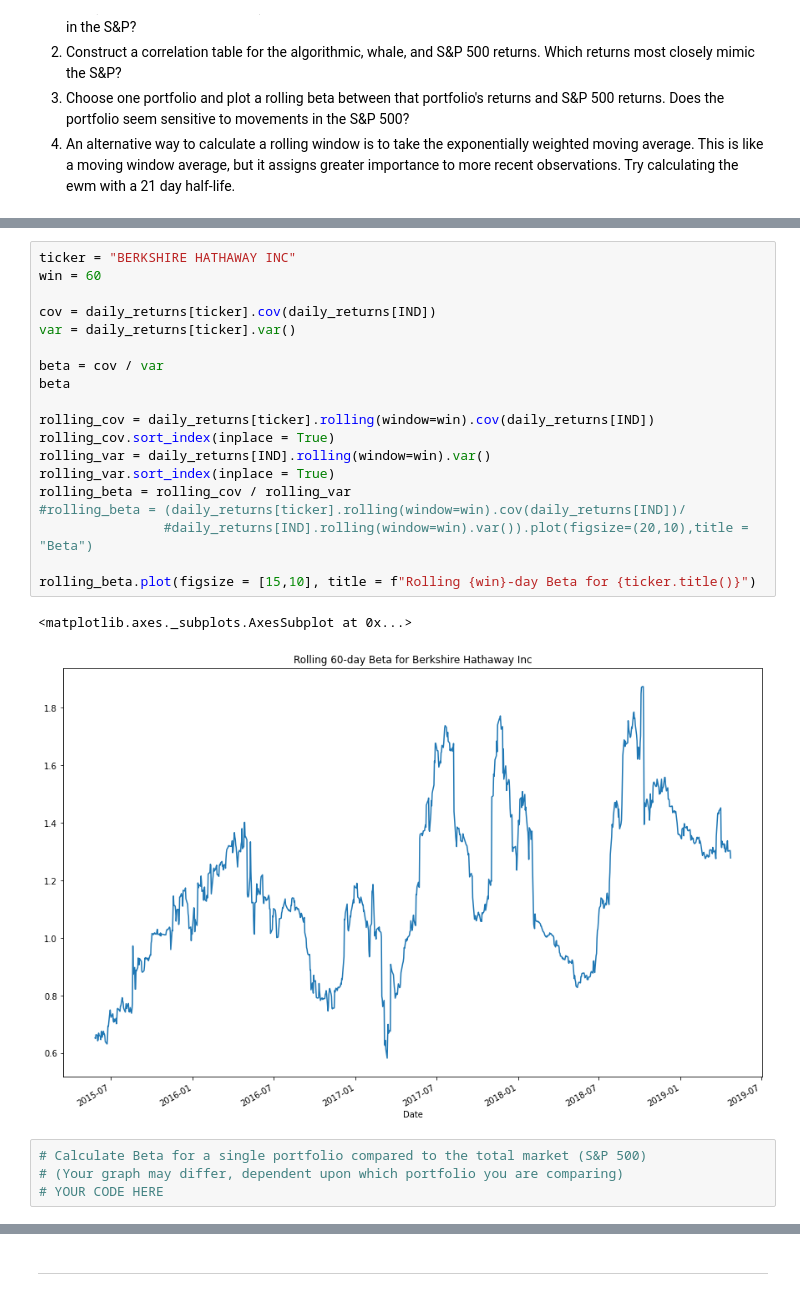
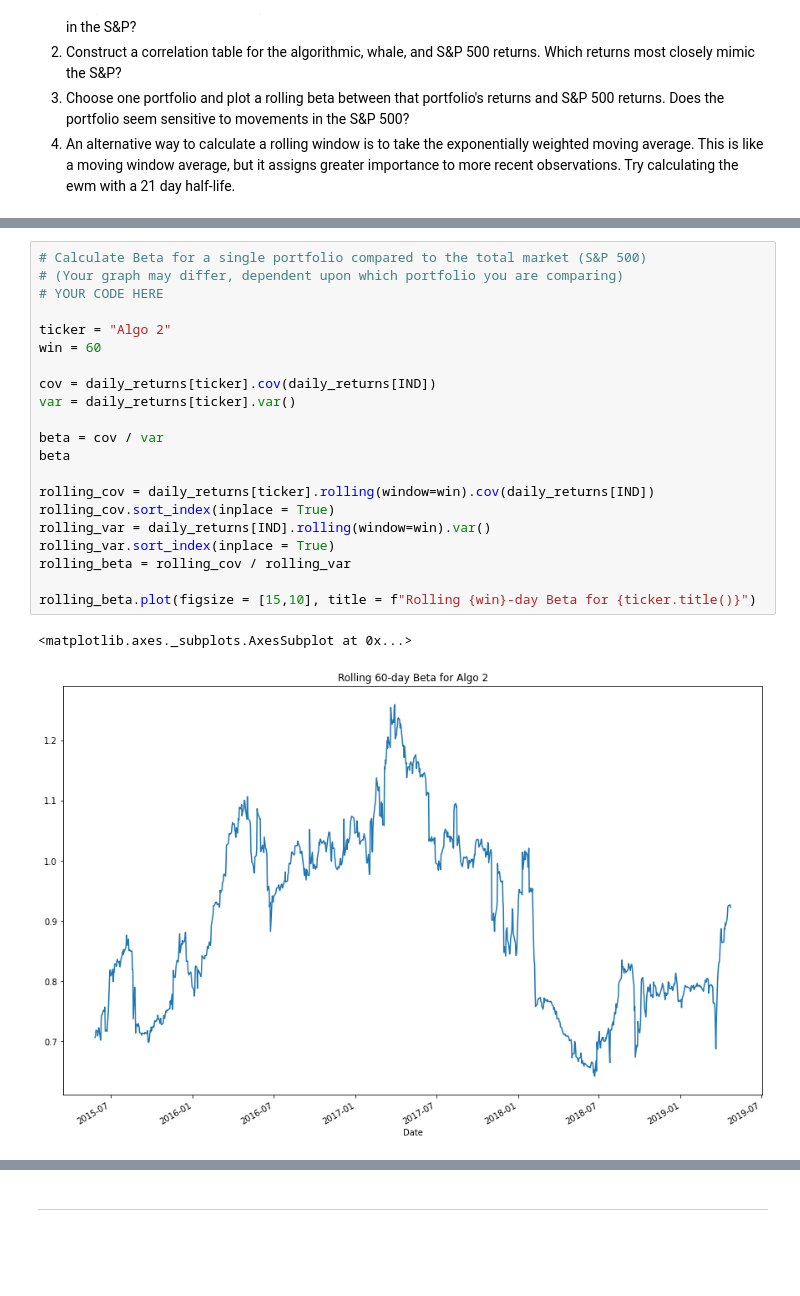
Before and after one commit to toddshev/pandas-homework, a Jupyter notebook: Homework/Starter_Code/whale_analysis.ipynb, the cells around one changed output, grey strips where cells are left out. Drawn from its saved outputs; the diff is of its cells as text; blank space fills up the shorter version.

```diff
--- a/Homework/Starter_Code/whale_analysis.ipynb
+++ b/Homework/Starter_Code/whale_analysis.ipynb
@@ -346,29 +288,27 @@ sns.heatmap(corr_table,vmin = -1, vmax = 1)
 # %%
-ticker = "BERKSHIRE HATHAWAY INC"
+# Calculate Beta for a single portfolio compared to the total market (S&P 500)
+# (Your graph may differ, dependent upon which portfolio you are comparing)
+# YOUR CODE HERE
+
+ticker = "Algo 2"
 win = 60
 
 cov = daily_returns[ticker].cov(daily_returns[IND])
 var = daily_returns[ticker].var()
 
 beta = cov / var
 beta
 
 rolling_cov = daily_returns[ticker].rolling(window=win).cov(daily_returns[IND])
 rolling_cov.sort_index(inplace = True)
 rolling_var = daily_returns[IND].rolling(window=win).var()
 rolling_var.sort_index(inplace = True)
 rolling_beta = rolling_cov / rolling_var
-#rolling_beta = (daily_returns[ticker].rolling(window=win).cov(daily_returns[IND])/
-                #daily_returns[IND].rolling(window=win).var()).plot(figsize=(20,10),title = "Beta")
 
 rolling_beta.plot(figsize = [15,10], title = f"Rolling {win}-day Beta for {ticker.title()}")
 # %% [output]
 <matplotlib.axes._subplots.AxesSubplot at 0x...>
-[figure, old version]
+[figure, new version]
-# %%
-# Calculate Beta for a single portfolio compared to the total market (S&P 500)
-# (Your graph may differ, dependent upon which portfolio you are comparing)
-# YOUR CODE HERE
 # %%
 # Calculate a rolling window using the exponentially weighted moving average.
 # YOUR CODE HERE
```
Also changed, not shown: parts of 28 cells of this notebook, 7 other files.
